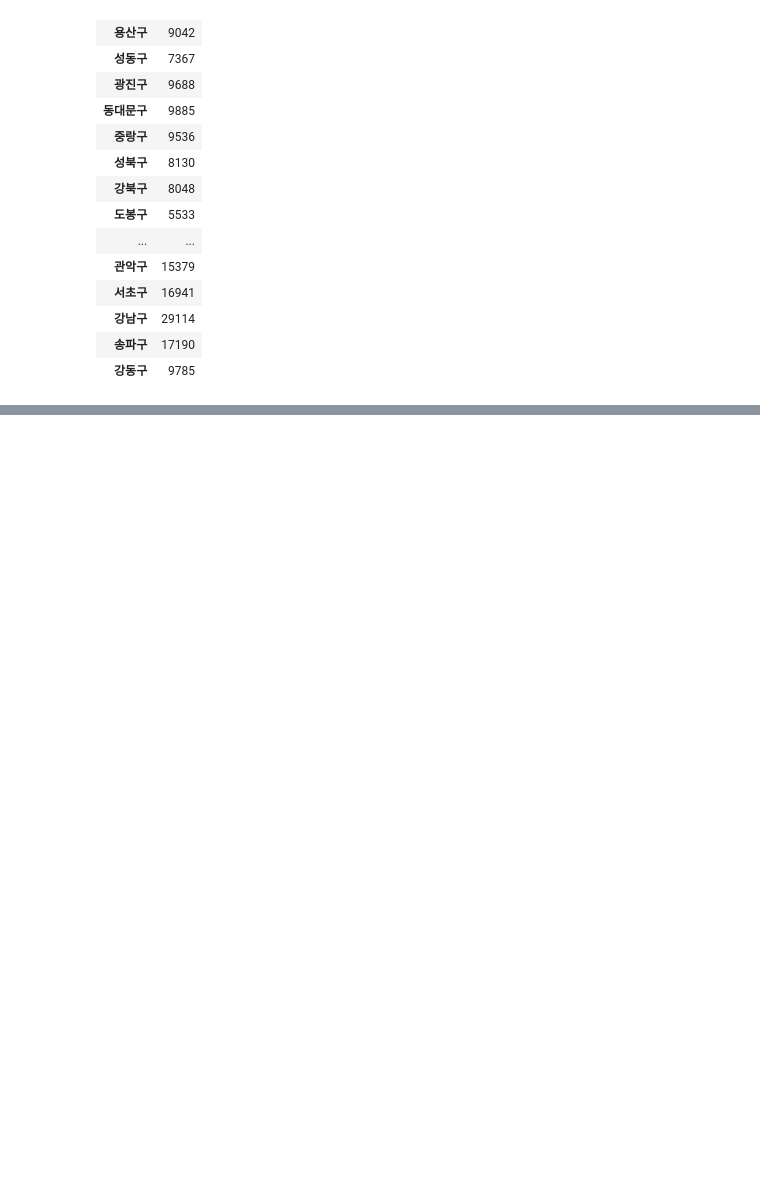
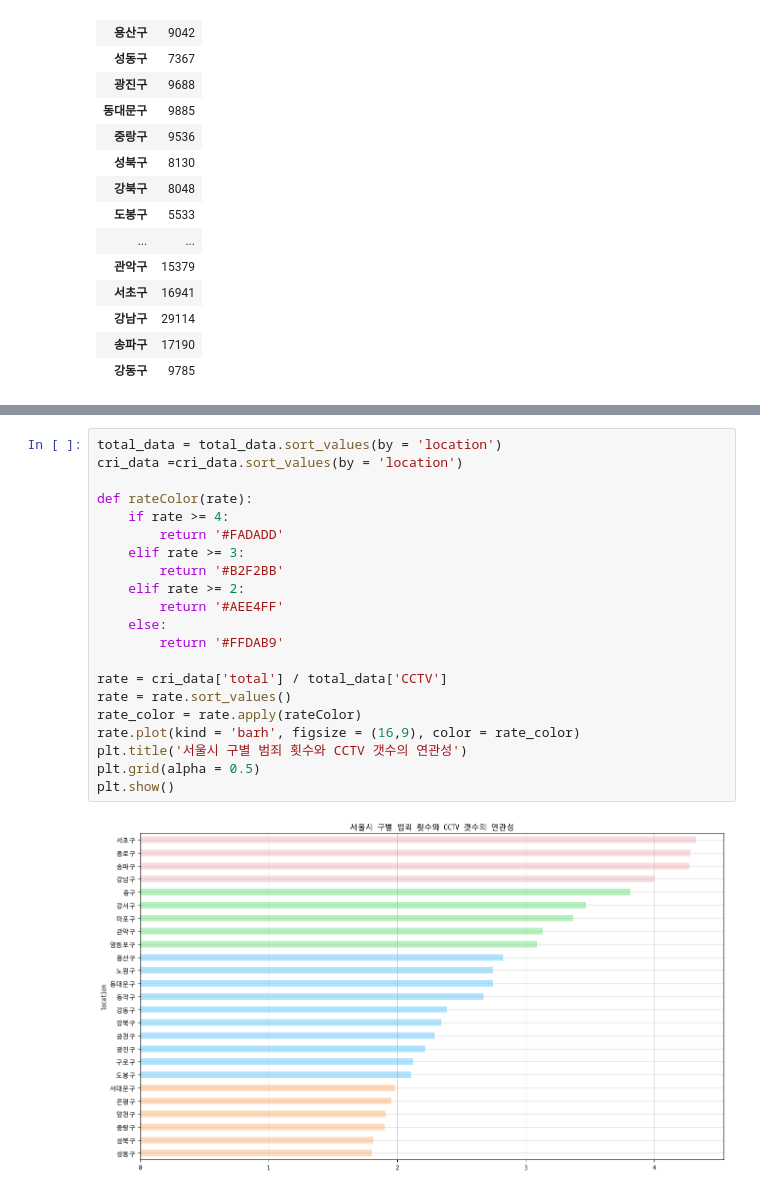
Before and after one commit to JeongHui-seong/py_hs01, a Jupyter notebook: 서울시CCTV와범죄율연관성.ipynb, the cells around one changed output, grey strips where cells are left out. Saved outputs shown, nothing was run; the diff lists cells and outputs as text; blank space fills up the shorter version.

```diff
--- a/서울시CCTV와범죄율연관성.ipynb
+++ b/서울시CCTV와범죄율연관성.ipynb
@@ -219,0 +254,23 @@ plt.show()
+# %%
+total_data = total_data.sort_values(by = 'location')
+cri_data =cri_data.sort_values(by = 'location')
+
+def rateColor(rate):
+    if rate >= 4:
+        return '#FADADD'
+    elif rate >= 3:
+        return '#B2F2BB'
+    elif rate >= 2:
+        return '#AEE4FF'
+    else:
+        return '#FFDAB9'
+
+rate = cri_data['total'] / total_data['CCTV']
+rate = rate.sort_values()
+rate_color = rate.apply(rateColor)
+rate.plot(kind = 'barh', figsize = (16,9), color = rate_color)
+plt.title('서울시 구별 범죄 횟수와 CCTV 갯수의 연관성')
+plt.grid(alpha = 0.5)
+plt.show()
+# %% [output]
+[figure, added]
```
Also changed, not shown: parts of 6 cells of this notebook, 14 other files.
